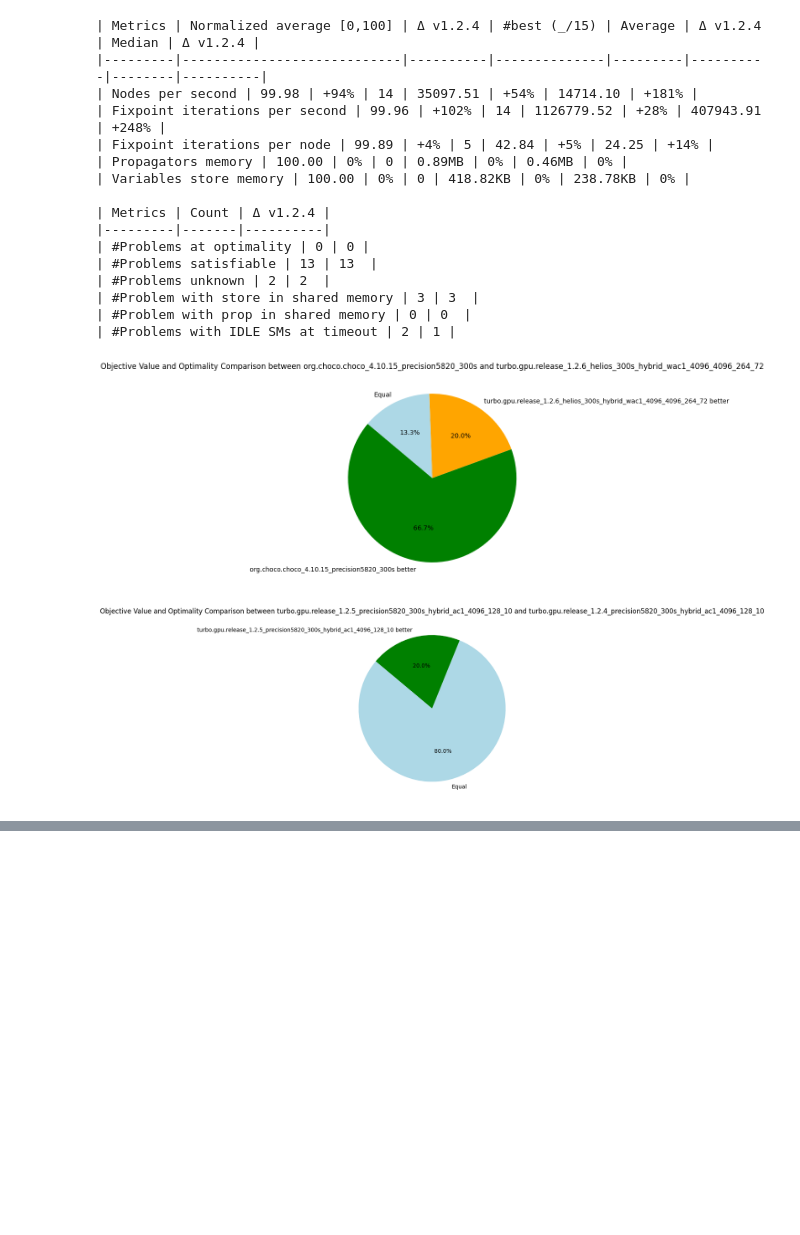
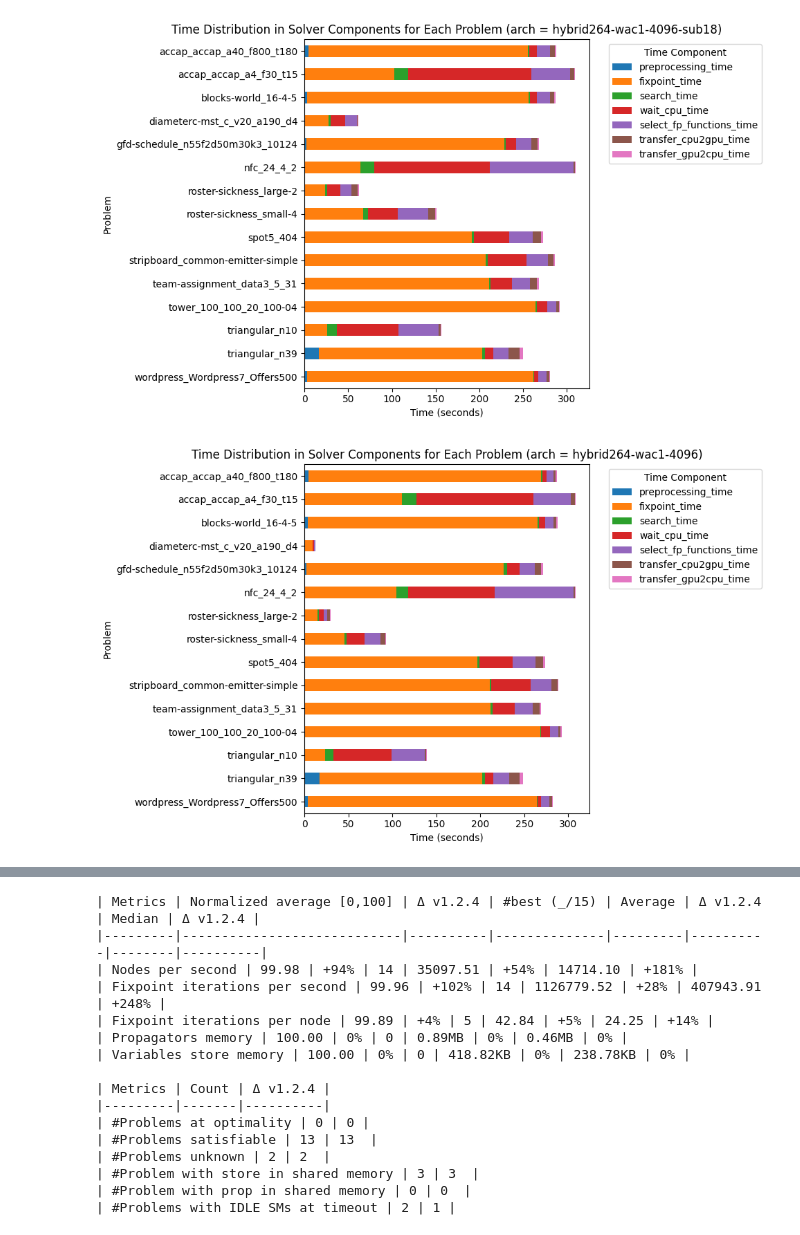
Before and after one commit to lattice-land/bench, a Jupyter notebook: benchmarks/analyzing/analysis.ipynb, the cells around one changed output, grey strips where cells are left out. Drawn from its saved outputs; the diff is of its cells as text; code cells hidden in the pictures; blank space fills up the shorter version.

```diff
--- a/benchmarks/analyzing/analysis.ipynb
+++ b/benchmarks/analyzing/analysis.ipynb
@@ -53,6 +53,9 @@ display(HTML(metrics.to_html()))
 # print(sorted_metrics[['short_uid','avg_nodes_per_second','problem_optimal', 'problem_sat', 'problem_unknown']].to_markdown(index=False))
 
 # analysis.plot_time_distribution("gpu", df[df['uid'] == "turbo.gpu.release_1.2.5_precision5820_300s_gpu_ac1_4096_64"])
+analysis.plot_time_distribution("hybrid264-wac1-4096-sub22", df[df['uid'] == "turbo.gpu.release_1.2.6_helios_300s_hybrid_wac1_4096_4194304_264_72"])
+analysis.plot_time_distribution("hybrid264-wac1-4096-sub16", df[df['uid'] == "turbo.gpu.release_1.2.6_helios_300s_hybrid_wac1_4096_16384_264_72"])
+analysis.plot_time_distribution("hybrid264-wac1-4096-sub18", df[df['uid'] == "turbo.gpu.release_1.2.6_helios_300s_hybrid_wac1_4096_262144_264_72"])
 analysis.plot_time_distribution("hybrid264-wac1-4096", df[df['uid'] == "turbo.gpu.release_1.2.6_helios_300s_hybrid_wac1_4096_4096_264_72"])
 analysis.plot_time_distribution("hybrid132-ac1-4096", df[df['uid'] == "turbo.gpu.release_1.2.5_helios_300s_hybrid_ac1_4096_132_72"])
 # analysis.plot_time_distribution("hybrid128", df[df['uid'] == "turbo.gpu.release_1.2.4_precision5820_300s_hybrid_4096_128_10"])
@@ -66,8 +69,14 @@ analysis.comparison_table_md(df, "turbo.gpu.release_1.2.4_precision5820_300s_hyb
 # p = analysis.compare_solvers_pie_chart(df, "turbo.gpu.release_1.2.0_precision5820_300s_4096_64_256", "turbo.gpu.release_1.2.2_precision5820_300s_4096_64_256")
 # print(p[p['Comparison'] == 'turbo.gpu.release_1.1.7_precision5820_300s_4096_64_256 better'])
 
+p = analysis.compare_solvers_pie_chart(df, "org.choco.choco_4.10.15_precision5820_300s", "turbo.gpu.release_1.2.6_helios_300s_hybrid_wac1_4096_4194304_264_72")
+p = analysis.compare_solvers_pie_chart(df, "org.choco.choco_4.10.15_precision5820_300s", "turbo.gpu.release_1.2.6_helios_300s_hybrid_wac1_4096_16384_264_72")
+p = analysis.compare_solvers_pie_chart(df, "org.choco.choco_4.10.15_precision5820_300s", "turbo.gpu.release_1.2.6_helios_300s_hybrid_wac1_4096_262144_264_72")
 p = analysis.compare_solvers_pie_chart(df, "org.choco.choco_4.10.15_precision5820_300s", "turbo.gpu.release_1.2.6_helios_300s_hybrid_wac1_4096_4096_264_72")
-p = analysis.compare_solvers_pie_chart(df, "turbo.gpu.release_1.2.5_precision5820_300s_hybrid_ac1_4096_128_10", "turbo.gpu.release_1.2.4_precision5820_300s_hybrid_ac1_4096_128_10")
+p = analysis.compare_solvers_pie_chart(df, "turbo.gpu.release_1.2.6_helios_300s_hybrid_wac1_4096_262144_264_72", "turbo.gpu.release_1.2.6_helios_300s_hybrid_wac1_4096_4194304_264_72")
+p = analysis.compare_solvers_pie_chart(df, "turbo.gpu.release_1.2.6_helios_300s_hybrid_wac1_4096_262144_264_72", "turbo.gpu.release_1.2.6_helios_300s_hybrid_wac1_4096_16384_264_72")
+p = analysis.compare_solvers_pie_chart(df, "turbo.gpu.release_1.2.6_helios_300s_hybrid_wac1_4096_4096_264_72", "turbo.gpu.release_1.2.6_helios_300s_hybrid_wac1_4096_16384_264_72")
+# p = analysis.compare_solvers_pie_chart(df, "turbo.gpu.release_1.2.5_precision5820_300s_hybrid_ac1_4096_128_10", "turbo.gpu.release_1.2.4_precision5820_300s_hybrid_ac1_4096_128_10")
 # print(p[p['Comparison'] == 'turbo.gpu.release_1.2.5_precision5820_300s_hybrid_ac1_4096_128_10 better'])
 
 # df[(df['uid'] == "turbo.gpu.release_1.2.0_precision5820_300s_4096_64_256") & (df['memory_configuration'] != "global") & (df['eps_num_subproblems'] == 4096)]
@@ -100,18 +108,2 @@ Name: data_file, dtype: object
-| Metrics | Normalized average [0,100] | Δ v1.2.4 | #best (_/15) | Average | Δ v1.2.4 | Median | Δ v1.2.4 |
-|---------|----------------------------|----------|--------------|---------|----------|--------|----------|
-| Nodes per second | 99.98 | +94% | 14 | 35097.51 | +54% | 14714.10 | +181% |
-| Fixpoint iterations per second | 99.96 | +102% | 14 | 1126779.52 | +28% | 407943.91 | +248% |
-| Fixpoint iterations per node | 99.89 | +4% | 5 | 42.84 | +5% | 24.25 | +14% |
-| Propagators memory | 100.00 | 0% | 0 | 0.89MB | 0% | 0.46MB | 0% |
-| Variables store memory | 100.00 | 0% | 0 | 418.82KB | 0% | 238.78KB | 0% |
-
-| Metrics | Count | Δ v1.2.4 |
-|---------|-------|----------|
-| #Problems at optimality | 0 | 0 |
-| #Problems satisfiable | 13 | 13  |
-| #Problems unknown | 2 | 2  |
-| #Problem with store in shared memory | 3 | 3  |
-| #Problem with prop in shared memory | 0 | 0  |
-| #Problems with IDLE SMs at timeout | 2 | 1 |
-[figure, old version]
+[figure, new version]
-[figure, old version]
+[figure, new version]
@@ -117,0 +111,16 @@ Name: data_file, dtype: object
+| Metrics | Normalized average [0,100] | Δ v1.2.4 | #best (_/15) | Average | Δ v1.2.4 | Median | Δ v1.2.4 |
+|---------|----------------------------|----------|--------------|---------|----------|--------|----------|
+| Nodes per second | 99.98 | +94% | 14 | 35097.51 | +54% | 14714.10 | +181% |
+| Fixpoint iterations per second | 99.96 | +102% | 14 | 1126779.52 | +28% | 407943.91 | +248% |
+| Fixpoint iterations per node | 99.89 | +4% | 5 | 42.84 | +5% | 24.25 | +14% |
+| Propagators memory | 100.00 | 0% | 0 | 0.89MB | 0% | 0.46MB | 0% |
+| Variables store memory | 100.00 | 0% | 0 | 418.82KB | 0% | 238.78KB | 0% |
+
+| Metrics | Count | Δ v1.2.4 |
+|---------|-------|----------|
+| #Problems at optimality | 0 | 0 |
+| #Problems satisfiable | 13 | 13  |
+| #Problems unknown | 2 | 2  |
+| #Problem with store in shared memory | 3 | 3  |
+| #Problem with prop in shared memory | 0 | 0  |
+| #Problems with IDLE SMs at timeout | 2 | 1 |
```
Also changed, not shown: parts of 1 cell of this notebook, 1 other file.
